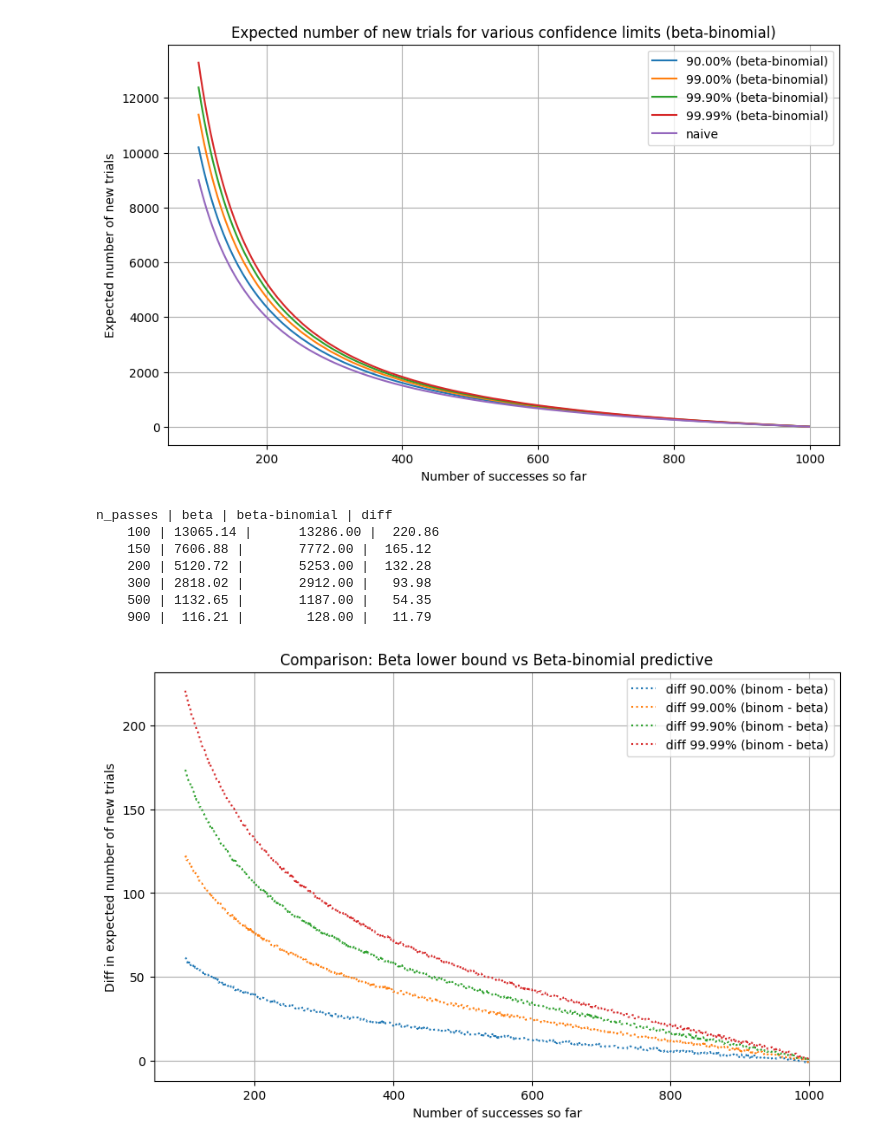
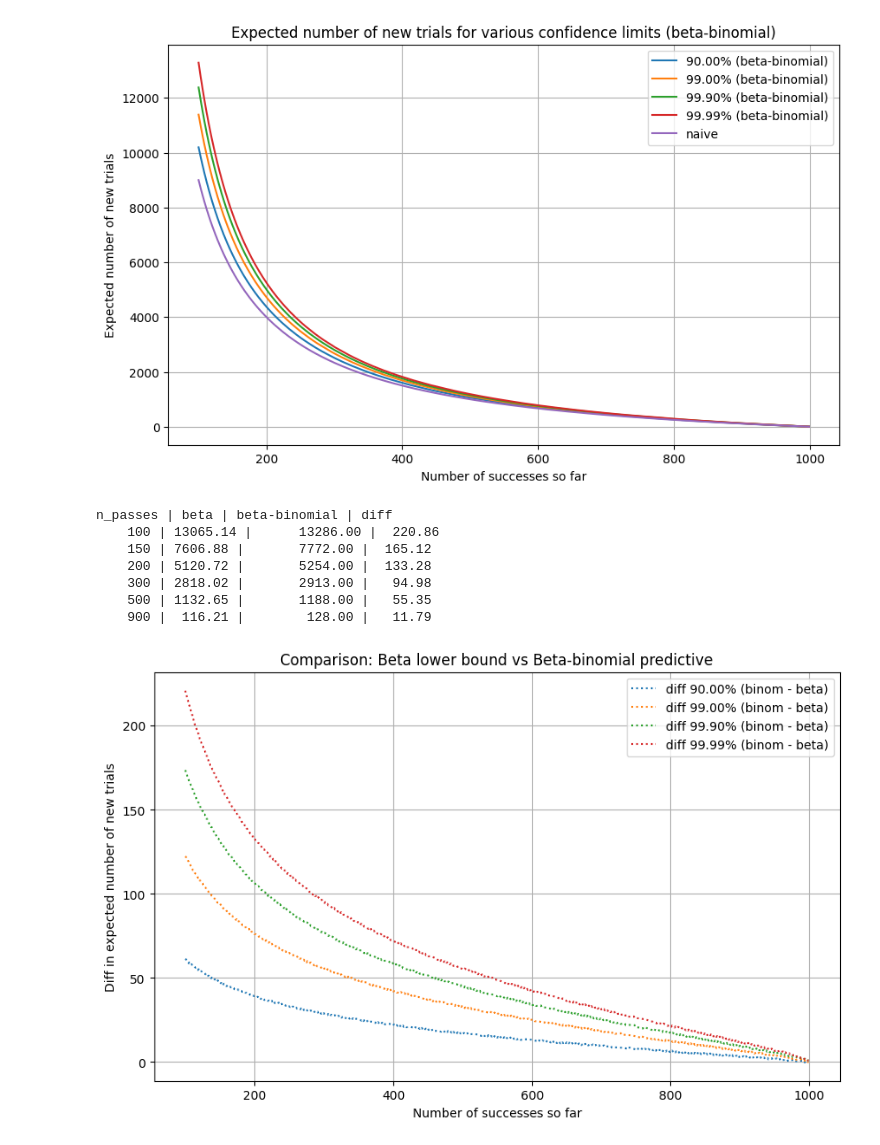
Before and after one commit to jlucas-oqc/playgound, a Jupyter notebook: beta_bin.ipynb, the cells around one changed output. Cells and saved outputs as stored; diff of their text form; code cells hidden in the pictures.

```diff
--- a/beta_bin.ipynb
+++ b/beta_bin.ipynb
@@ -163,10 +163,12 @@ def calc_upper_conf_betabinom(n_total, n_passes, conf_lim_1tail):
         k_max *= 2
 
     sol = root_scalar(func, bracket=[0, k_max], method="bisect", xtol=1)
-    return int(np.ceil(sol.root))
+    sol = int(np.ceil(sol.root))
+    if func(sol) < 0:
+        sol += 1
+    return sol
 
 
-x = np.arange(100, n)
 plt.figure(figsize=(10, 6))
 for conf_lim in [0.9, 0.99, 0.999, 0.9999]:
     y = [calc_upper_conf_betabinom(n, xi, conf_lim) for xi in x]
@@ -185,32 +187,31 @@ plt.legend()
 [figure]
 # %%
 # Compare the two methods directly and plot their difference
-x = np.arange(100, n)
 plt.figure(figsize=(10, 6))
 for conf_lim in [0.9, 0.99, 0.999, 0.9999]:
     y_beta = calc_upper_conf(n, x, conf_lim)
     y_betabinom = [calc_upper_conf_betabinom(n, xi, conf_lim) for xi in x]
     # plt.plot(x, y_betabinom, label=f"{conf_lim * 100:2.2f}% (beta-binomial)")
     # plt.plot(x, y_beta, '--', label=f"{conf_lim * 100:2.2f}% (beta lower bound)")
     plt.plot(x, np.array(y_betabinom) - np.array(y_beta), ":", label=f"diff {conf_lim * 100:2.2f}% (binom - beta)")
 plt.xlabel("Number of successes so far")
 plt.ylabel("Diff in expected number of new trials")
 plt.title("Comparison: Beta lower bound vs Beta-binomial predictive")
 plt.grid()
 plt.legend()
 
 # Print values for small n_passes and high confidence
 print("n_passes | beta | beta-binomial | diff")
 for xi in [100, 150, 200, 300, 500, 900]:
     beta_val = calc_upper_conf(n, xi, 0.9999)
     betabinom_val = calc_upper_conf_betabinom(n, xi, 0.9999)
     print(f"{xi:7d} | {beta_val:7.2f} | {betabinom_val:13.2f} | {betabinom_val - beta_val:7.2f}")
 # %% [output]
 n_passes | beta | beta-binomial | diff
     100 | 13065.14 |      13286.00 |  220.86
     150 | 7606.88 |       7772.00 |  165.12
-    200 | 5120.72 |       5253.00 |  132.28
-    300 | 2818.02 |       2912.00 |   93.98
-    500 | 1132.65 |       1187.00 |   54.35
+    200 | 5120.72 |       5254.00 |  133.28
+    300 | 2818.02 |       2913.00 |   94.98
+    500 | 1132.65 |       1188.00 |   55.35
     900 |  116.21 |        128.00 |   11.79
-[figure, old version]
+[figure, new version]
```
